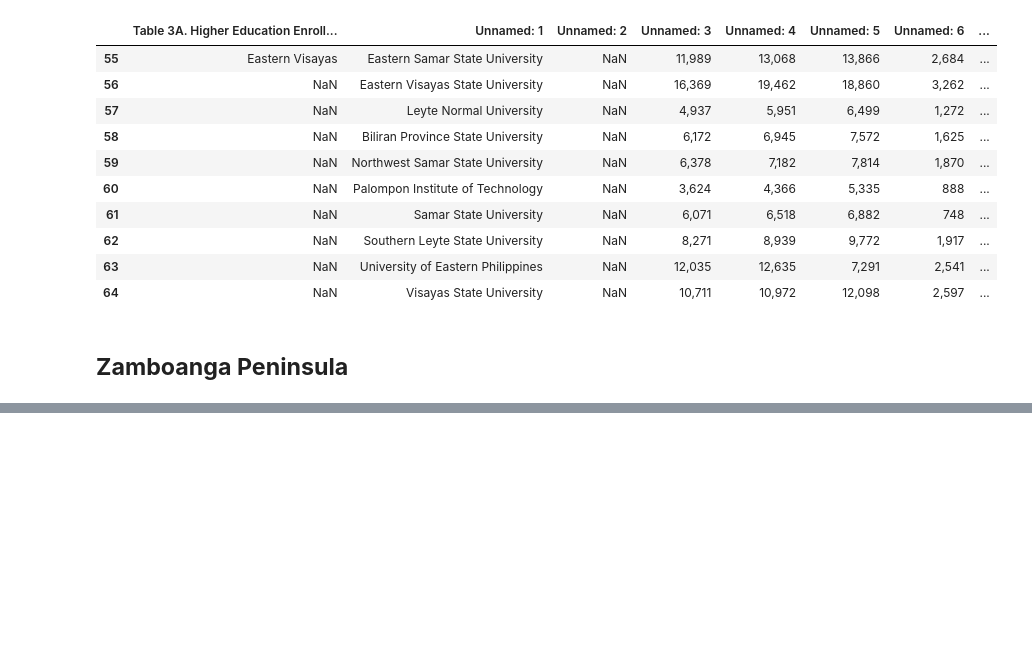
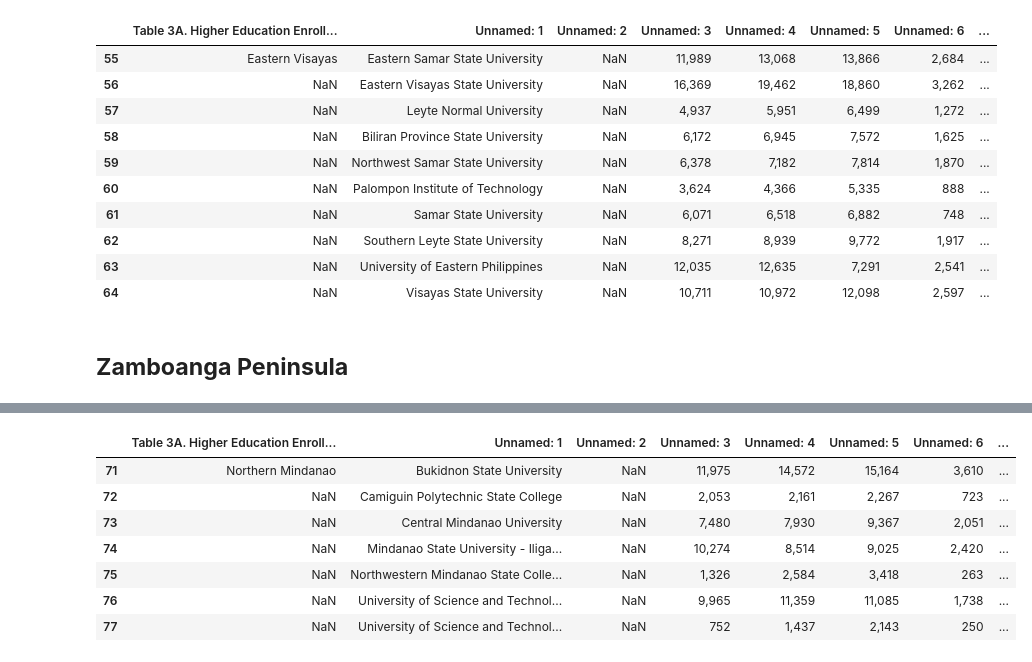
Before and after one commit to GlennBSIT3205/IT-BA-3205_Coalesce, a Jupyter notebook: Education in the Philippines Visualization.ipynb, the cells around one changed output, grey strips where cells are left out. Drawn from its saved outputs; the diff is of its cells as text; code cells hidden in the pictures; blank space fills up the shorter version.

```diff
--- a/Education in the Philippines Visualization.ipynb
+++ b/Education in the Philippines Visualization.ipynb
@@ -176,3 +176,16 @@ display(df.iloc[65:71])
 | 68 | NaN | Western Mindanao State University | NaN | 26,664 | 33,034 | 26,706 | 5,541 | ... |
 | 69 | NaN | Zamboanga City State Polytechnic ... | NaN | 5,776 | 6,494 | 8,843 | 1,098 | ... |
 | 70 | NaN | Zamboanga State College of Marine... | NaN | 4,454 | 4,530 | 4,530 | 772 | ... |
+# %%
+url = 'https://raw.githubusercontent.com/GlennBSIT3205/IT-BA-3205_Coalesce/main/Data%20Sets/Higher-Education-Enrollment-and-Graduates-in-State-Universities-and-Colleges-1-converted.csv'
+df = pd.read_csv(url)
+display(df.iloc[71:78])
+# %% [output]
+|  | Table 3A. Higher Education Enroll... | Unnamed: 1 | Unnamed: 2 | Unnamed: 3 | Unnamed: 4 | Unnamed: 5 | Unnamed: 6 | ... |
+| 71 | Northern Mindanao | Bukidnon State University | NaN | 11,975 | 14,572 | 15,164 | 3,610 | ... |
+| 72 | NaN | Camiguin Polytechnic State College | NaN | 2,053 | 2,161 | 2,267 | 723 | ... |
+| 73 | NaN | Central Mindanao University | NaN | 7,480 | 7,930 | 9,367 | 2,051 | ... |
+| 74 | NaN | Mindanao State University - Iliga... | NaN | 10,274 | 8,514 | 9,025 | 2,420 | ... |
+| 75 | NaN | Northwestern Mindanao State Colle... | NaN | 1,326 | 2,584 | 3,418 | 263 | ... |
+| 76 | NaN | University of Science and Technol... | NaN | 9,965 | 11,359 | 11,085 | 1,738 | ... |
+| 77 | NaN | University of Science and Technol... | NaN | 752 | 1,437 | 2,143 | 250 | ... |
```
Also changed, not shown: parts of 3 cells of this notebook.
